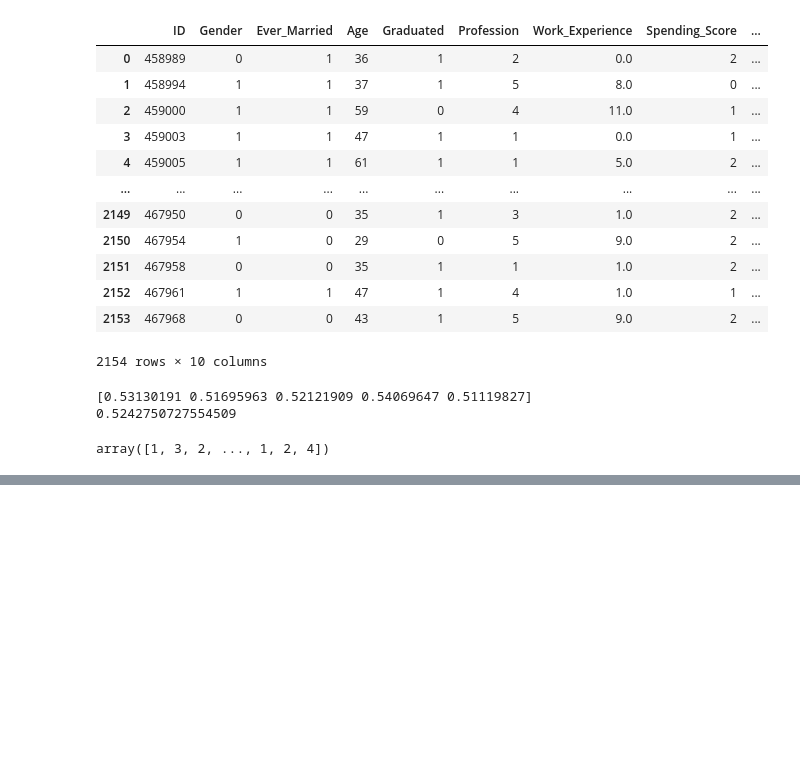
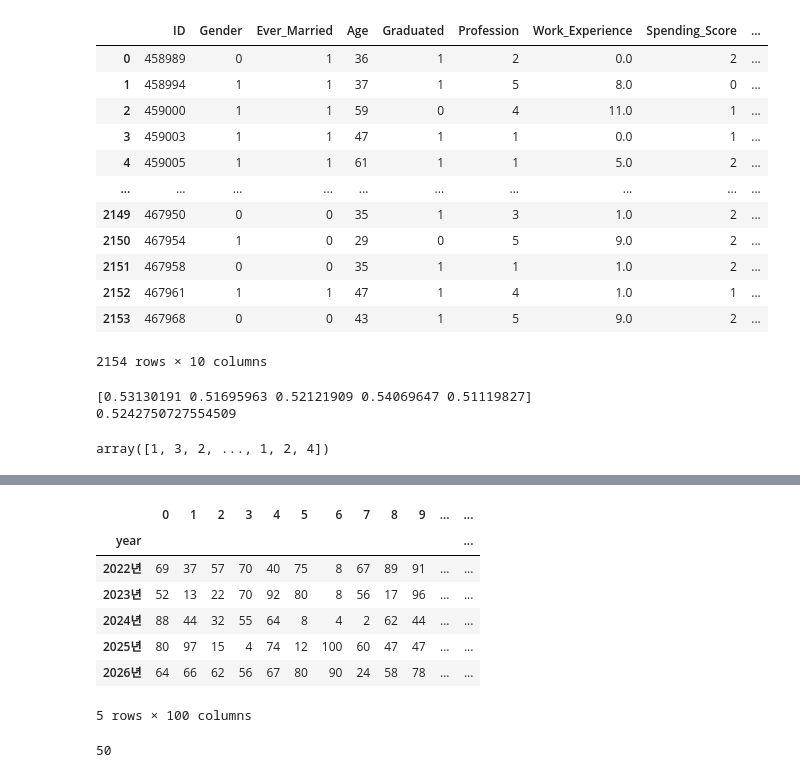
Before and after one commit to zudata/BEAKJOON, a Jupyter notebook: study/Big Data Certification study.ipynb, the cells around one changed output, grey strips where cells are left out. Cells and saved outputs as stored; diff of their text form; code cells hidden in the pictures; blank space fills up the shorter version.

```diff
--- a/study/Big Data Certification study.ipynb
+++ b/study/Big Data Certification study.ipynb
@@ -4075,0 +4083,19 @@ df.loc[(df['age'] > max_out)]['age'].sum() + df.loc[(df['age']< min_out)]['age']
+# %%
+import pandas as pd
+df = pd.read_csv("data/kaggle_data/big-data-analytics-certification/t1-data2.csv", index_col='year')
+df
+# %% [output]
+|  | 0 | 1 | 2 | 3 | 4 | 5 | 6 | 7 | 8 | 9 | ... | ... |
+| year |  |  |  |  |  |  |  |  |  |  |  | ... |
+| 2022년 | 69 | 37 | 57 | 70 | 40 | 75 | 8 | 67 | 89 | 91 | ... | ... |
+| 2023년 | 52 | 13 | 22 | 70 | 92 | 80 | 8 | 56 | 17 | 96 | ... | ... |
+| 2024년 | 88 | 44 | 32 | 55 | 64 | 8 | 4 | 2 | 62 | 44 | ... | ... |
+| 2025년 | 80 | 97 | 15 | 4 | 74 | 12 | 100 | 60 | 47 | 47 | ... | ... |
+| 2026년 | 64 | 66 | 62 | 56 | 67 | 80 | 90 | 24 | 58 | 78 | ... | ... |
+5 rows × 100 columns
+# %%
+# solution
+m = df.loc["2022년"].median()
+print(sum(df.loc["2022년",:] > m))
+# %% [output]
+50
```
Also changed, not shown: parts of 41 cells of this notebook.
